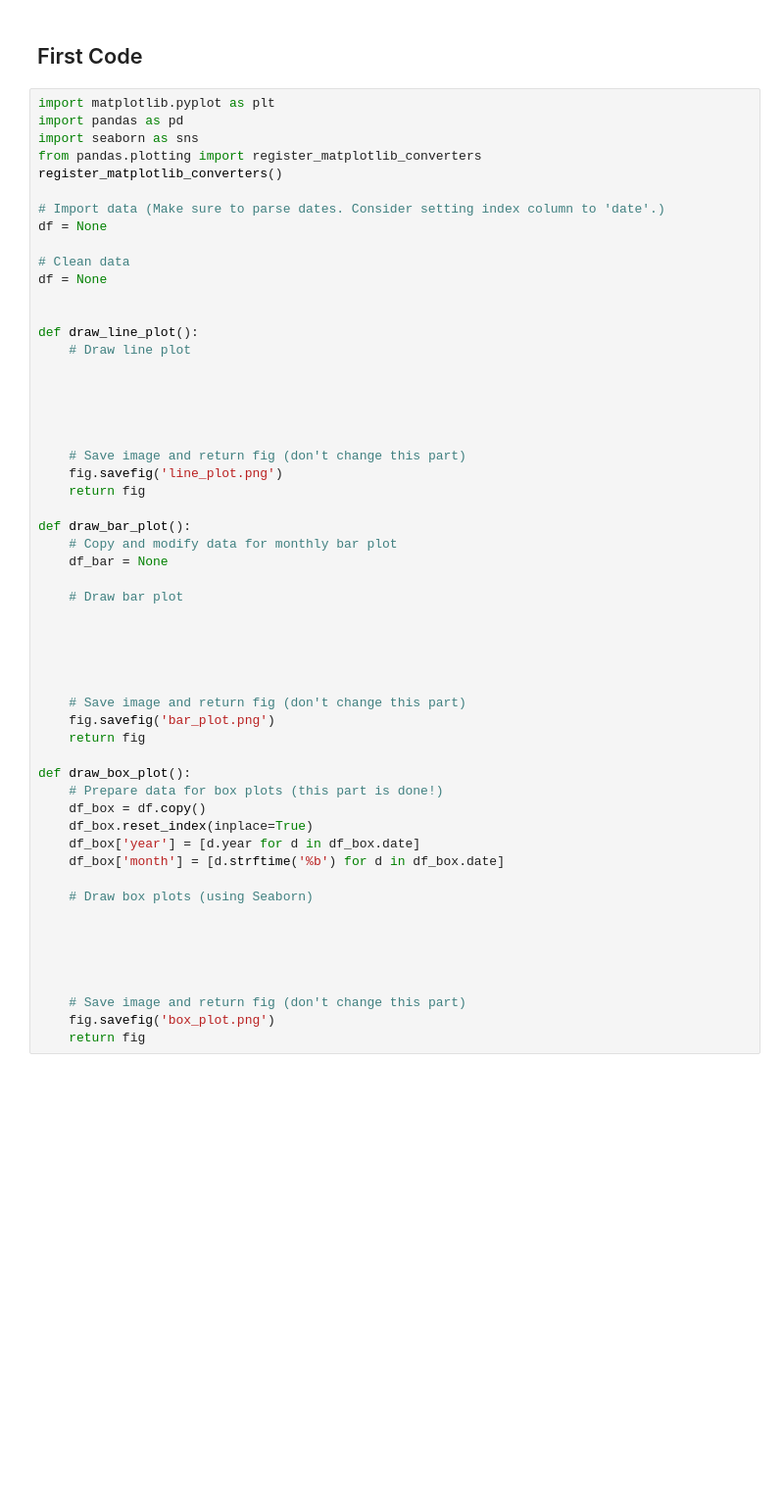
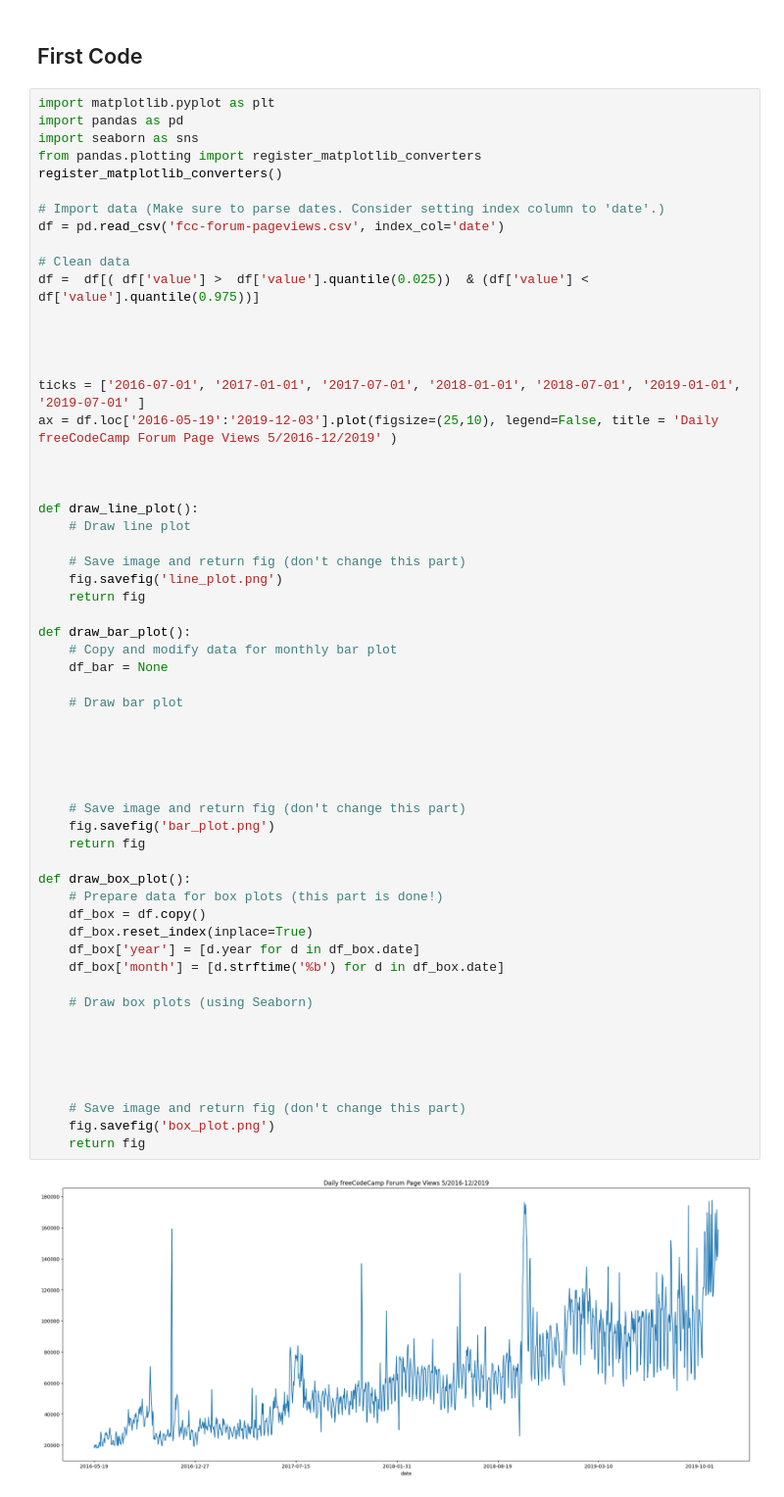
Before and after one commit to Edgaus/Arithmetic-Formatter, a Jupyter notebook: Page View Time Series Visualizer.ipynb, the cells around one changed output. Shown at 98% size. Drawn from its saved outputs; the diff is of its cells as text; blank space fills up the shorter version.

```diff
--- a/Page View Time Series Visualizer.ipynb
+++ b/Page View Time Series Visualizer.ipynb
@@ -23,18 +23,21 @@ from pandas.plotting import register_matplotlib_converters
 register_matplotlib_converters()
 
 # Import data (Make sure to parse dates. Consider setting index column to 'date'.)
-df = None
+df = pd.read_csv('fcc-forum-pageviews.csv', index_col='date')
 
 # Clean data
-df = None
+df =  df[( df['value'] >  df['value'].quantile(0.025))  & (df['value'] <  df['value'].quantile(0.975))]
+
+
+
+
+ticks = ['2016-07-01', '2017-01-01', '2017-07-01', '2018-01-01', '2018-07-01', '2019-01-01', '2019-07-01' ]
+ax = df.loc['2016-05-19':'2019-12-03'].plot(figsize=(25,10), legend=False, title = 'Daily freeCodeCamp Forum Page Views 5/2016-12/2019' )
+
 
 
 def draw_line_plot():
     # Draw line plot
-
-
-
-
 
     # Save image and return fig (don't change this part)
     fig.savefig('line_plot.png')
@@ -43,30 +46,32 @@ def draw_line_plot():
 def draw_bar_plot():
     # Copy and modify data for monthly bar plot
     df_bar = None
 
     # Draw bar plot
 
 
 
 
 
     # Save image and return fig (don't change this part)
     fig.savefig('bar_plot.png')
     return fig
 
 def draw_box_plot():
     # Prepare data for box plots (this part is done!)
     df_box = df.copy()
     df_box.reset_index(inplace=True)
     df_box['year'] = [d.year for d in df_box.date]
     df_box['month'] = [d.strftime('%b') for d in df_box.date]
 
     # Draw box plots (using Seaborn)
 
 
 
 
 
     # Save image and return fig (don't change this part)
     fig.savefig('box_plot.png')
     return fig
+# %% [output]
+[figure, added]
```
